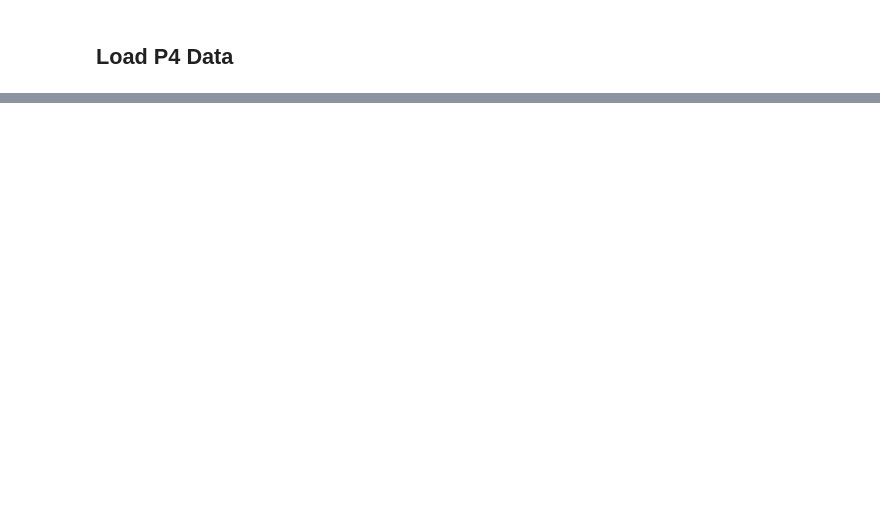
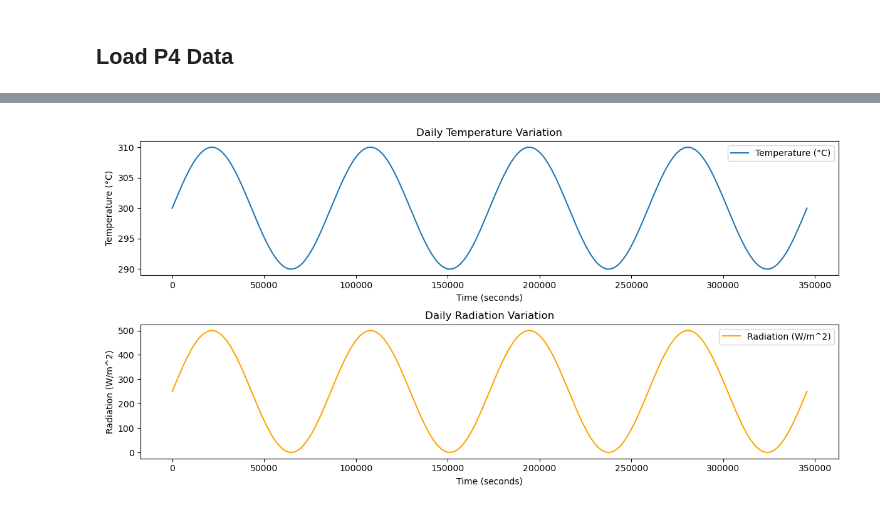
Before and after one commit to nbachand/graphBEM, a Jupyter notebook: MyBuilding.ipynb, the cells around one changed output, grey strips where cells are left out. Cells and saved outputs as stored; diff of their text form; code cells hidden in the pictures; blank space fills up the shorter version.

```diff
--- a/MyBuilding.ipynb
+++ b/MyBuilding.ipynb
@@ -40,3 +51,37 @@ Touts = Q4['Tout'].flatten() + 273.15
+# %%
+# Function to generate sinusoidal data for temperature and radiation
+def generate_sinusoidal_data(delt = 15, amplitude_temp=10, amplitude_radiation=250, length=24):
+    length *= 3600  # Converting period from hours to seconds
+    period = 24 * 3600
+    time = np.arange(0, length, delt)  # Representing a day (24 hours) with a sinusoidal pattern
+    temperature = amplitude_temp * np.sin(2 * np.pi * time / period) + 300  # Centered
+    radiation = amplitude_radiation * np.sin(2 * np.pi * time / period) + 250
+    return time, temperature, radiation
+
+# Generate sinusoidal data
+times, Touts, rad = generate_sinusoidal_data(delt=15, length=96)
+
+# Plotting the data
+plt.figure(figsize=(12, 6))
+
+plt.subplot(2, 1, 1)
+plt.plot(times, Touts, label='Temperature (°C)')
+plt.title('Daily Temperature Variation')
+plt.xlabel('Time (seconds)')
+plt.ylabel('Temperature (°C)')
+plt.legend()
+
+plt.subplot(2, 1, 2)
+plt.plot(times, rad, label='Radiation (W/m^2)', color='orange')
+plt.title('Daily Radiation Variation')
+plt.xlabel('Time (seconds)')
+plt.ylabel('Radiation (W/m^2)')
+plt.legend()
+
+plt.tight_layout()
+plt.show()
+# %% [output]
+[figure, added]
 # %%
 wW = 1- .25**2 #window-wall area
 dW = 1 - .25*.75 #door-wall area
```
Also changed, not shown: parts of 7 cells of this notebook, 7 other files.
